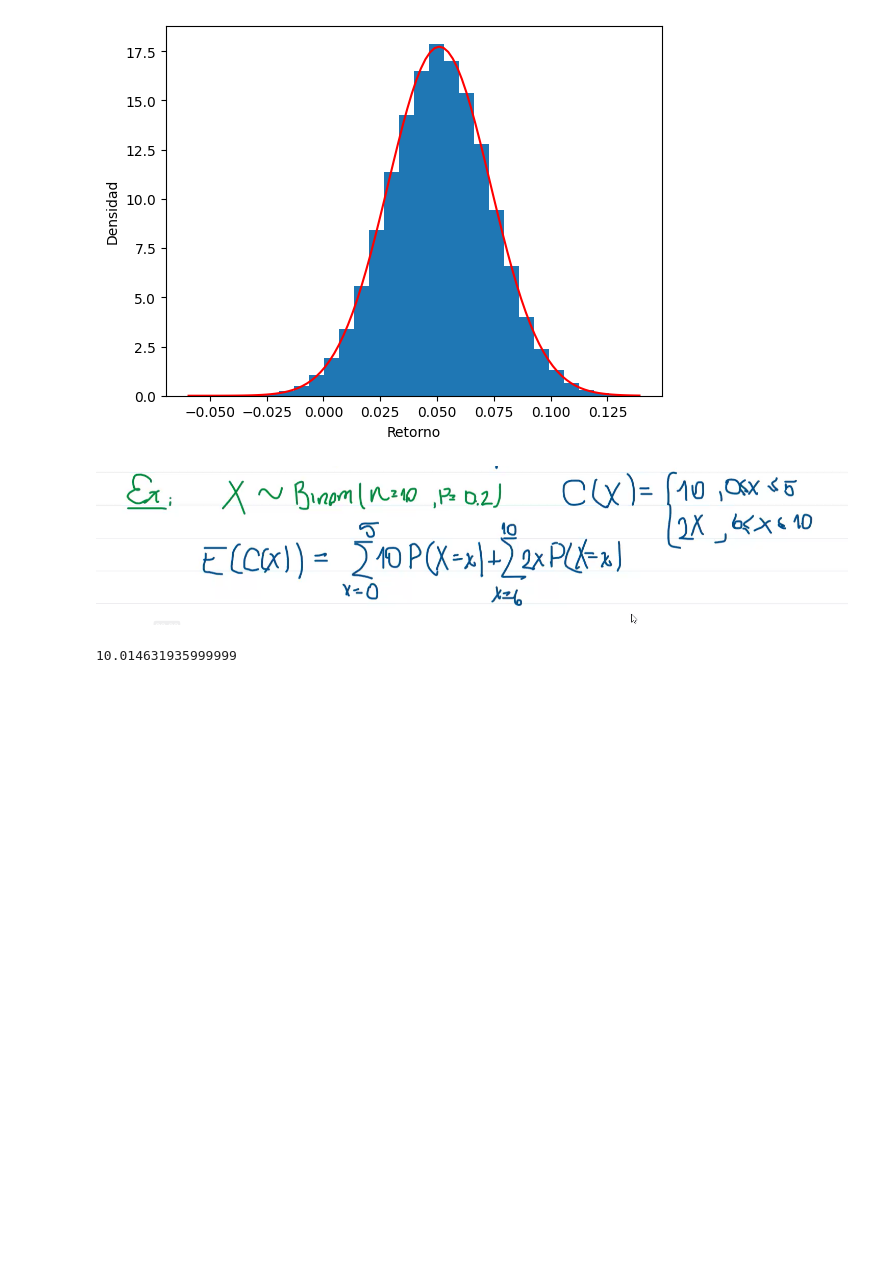
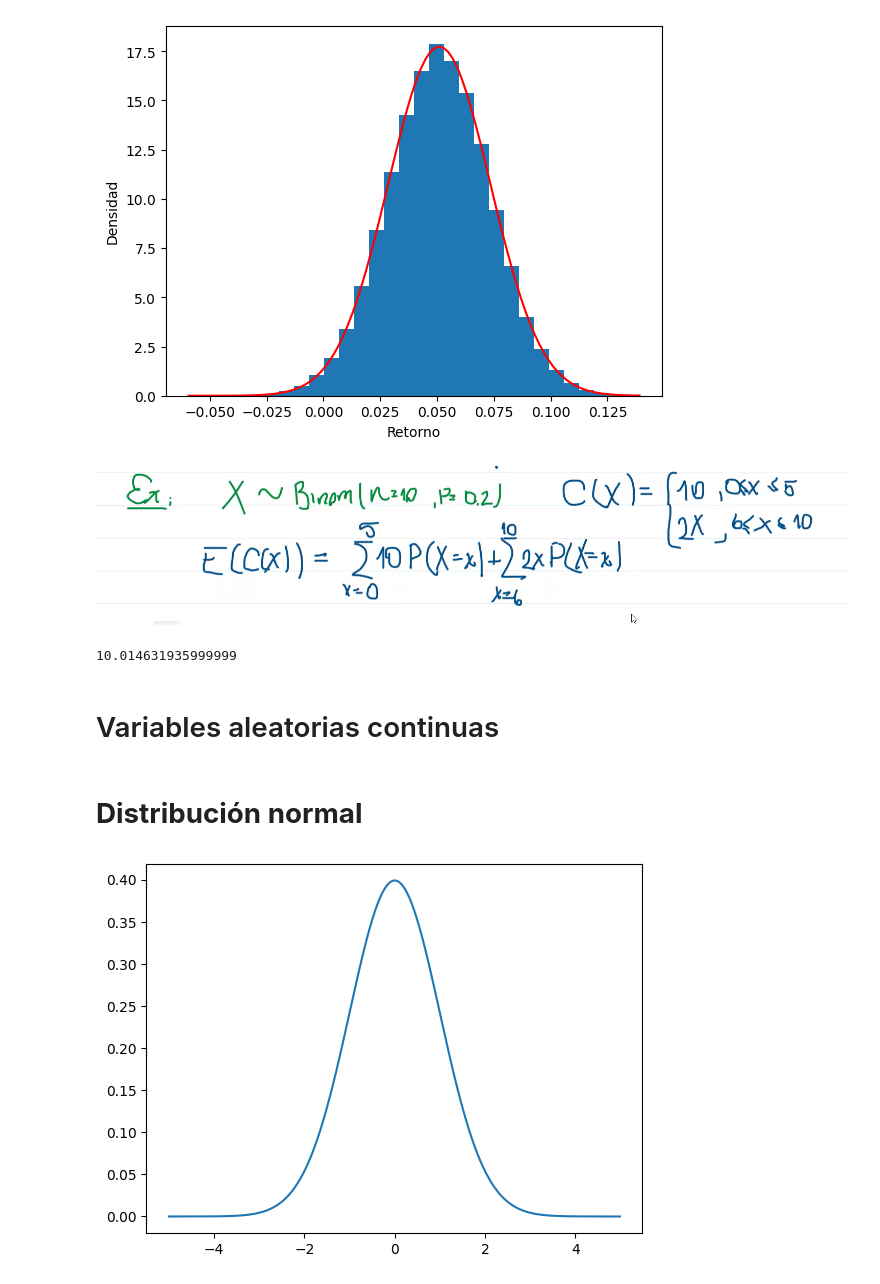
Before and after one commit to BrajanNieto/stats-prob-py, a Jupyter notebook: 01. Ex-Probability.ipynb, the cells around one changed output. Drawn from its saved outputs; the diff is of its cells as text; code cells hidden in the pictures; blank space fills up the shorter version.

```diff
--- a/01. Ex-Probability.ipynb
+++ b/01. Ex-Probability.ipynb
@@ -388,3 +388,8 @@ for i in range(6,11):
 print(sum1+sum2)
 # %% [output]
 10.014631935999999
+# %% [markdown]
+# Variables aleatorias continuas
+# %% [markdown]
+
+# **Distribución normal**
@@ -390,0 +400,10 @@ print(sum1+sum2)
+# %%
+from scipy.stats import norm
+mu=0
+sigma=1
+x=np.arange(-5, 5, 0.01)
+y=norm.pdf(x, mu, sigma) # valor de la función densidad
+plt.plot(x, y)
+plt.show()
+# %% [output]
+[figure, added]
```
Also changed, not shown: parts of 55 cells of this notebook.
